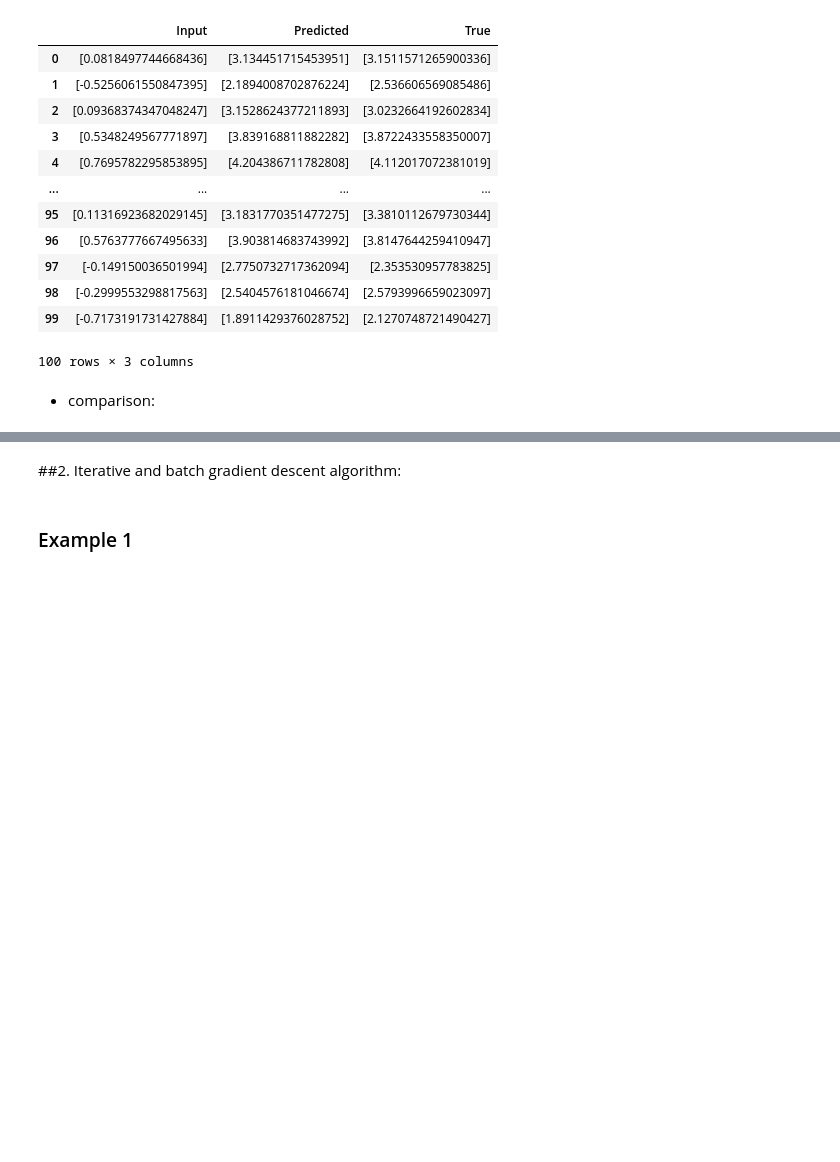
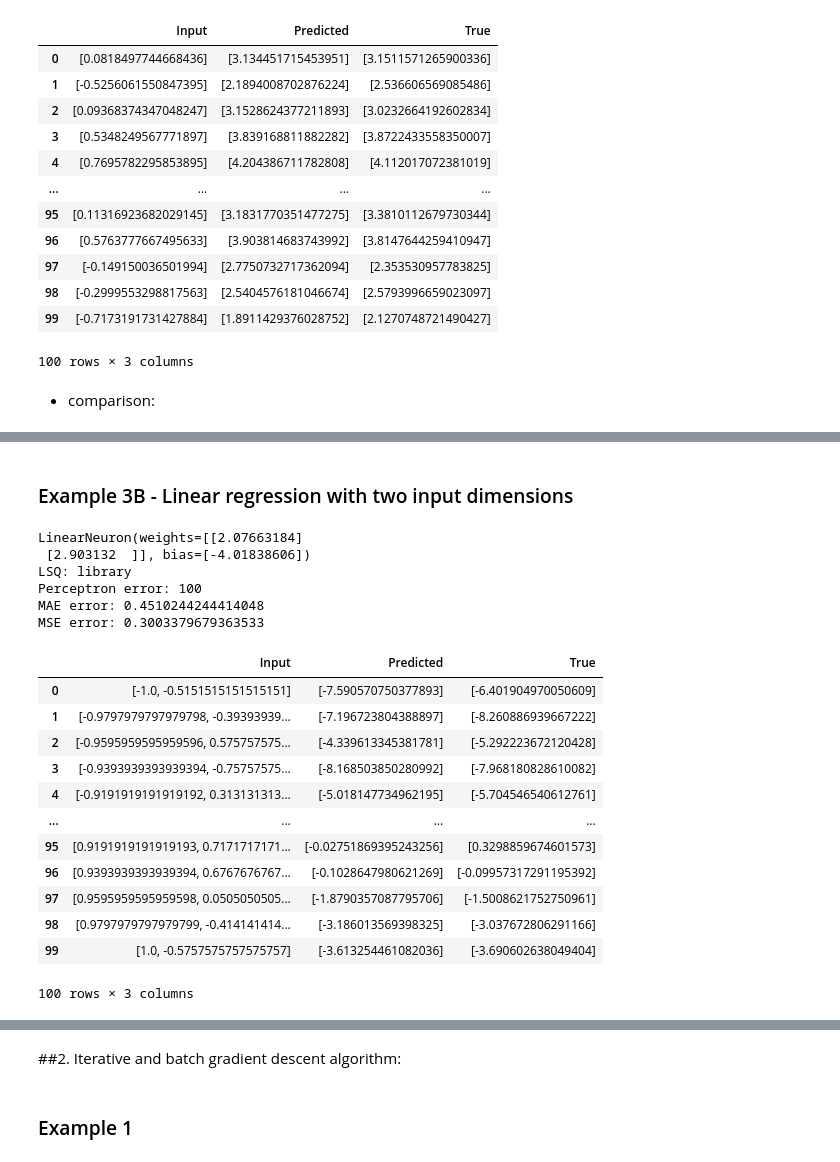
Before and after one commit to reitezuz/18NES1-2025-, a Jupyter notebook: week3/linear_neuron.ipynb, the cells around one changed output, grey strips where cells are left out. Drawn from its saved outputs; the diff is of its cells as text; code cells hidden in the pictures; blank space fills up the shorter version.

```diff
--- a/week3/linear_neuron.ipynb
+++ b/week3/linear_neuron.ipynb
@@ -469,0 +470,68 @@ Experiment Results:
+# %% [markdown]
+### Example 3B - Linear regression with two input dimensions
+# %%
+# Define parameters
+N = 100
+D = 2
+# Generate x1 and x2
+x1 = np.linspace(-1, 1, N).reshape(-1, 1)  # Column vector (N,1)
+x2 = np.linspace(-1, 1, N).reshape(-1, 1)
+x2 = x2[np.random.permutation(N)]  # Randomly shuffle x2
+inputs = np.hstack([x1, x2])
+# TRY different coefficients and noise:
+true_outputs = 2*x1 + 3*x2 - 4 + np.random.randn(*x1.shape)/2 + np.random.randn(*x1.shape)/5 * x1
+#true_outputs = -4*x1 + 6*x2 + 10 + np.random.randn(*x1.shape)/2 + np.random.randn(*x1.shape)/5 * x1
+
+variant = "library"
+#variant = "pseudoinverse"
+#variant = "tichonov"
+
+# Perceptron parameters:
+weights = [0, 0]
+bias = 0
+
+# Train the linear neuron:
+perceptron = LinearNeuron(weights, bias)
+if variant == "library":
+    perceptron.LSQ(inputs, true_outputs)
+elif variant == "pseudoinverse":
+    perceptron.LSQ_pseudoinverse(inputs, true_outputs)
+elif variant == "tichonov":
+    perceptron.LSQ_tichonov(inputs, true_outputs)
+
+# Print summary:
+print(perceptron)
+print("LSQ:", variant)
+real_outputs = perceptron.forward(inputs) # forward for the whole dataset
+print(f"Perceptron error: {perceptron_error(true_outputs, real_outputs)}")
+print(f"MAE error: {MAE_error(true_outputs, real_outputs)}")
+print(f"MSE error: {MSE_error(true_outputs, real_outputs)}")
+#plot_regression(perceptron, inputs, true_outputs)
+
+# Create a pandas DataFrame for a nice table
+import pandas as pd
+df = pd.DataFrame(columns=['Input', 'Predicted', 'True'])
+for inputs, label in zip(inputs, true_outputs):
+    df.loc[len(df)] = {'Input': inputs, 'Predicted': perceptron.forward(inputs), 'True': label}
+
+df
+# %% [output]
+LinearNeuron(weights=[[2.07663184]
+ [2.903132  ]], bias=[-4.01838606])
+LSQ: library
+Perceptron error: 100
+MAE error: 0.4510244244414048
+MSE error: 0.3003379679363533
+|  | Input | Predicted | True |
+| 0 | [-1.0, -0.5151515151515151] | [-7.590570750377893] | [-6.401904970050609] |
+| 1 | [-0.9797979797979798, -0.39393939... | [-7.196723804388897] | [-8.260886939667222] |
+| 2 | [-0.9595959595959596, 0.575757575... | [-4.339613345381781] | [-5.292223672120428] |
+| 3 | [-0.9393939393939394, -0.75757575... | [-8.168503850280992] | [-7.968180828610082] |
+| 4 | [-0.9191919191919192, 0.313131313... | [-5.018147734962195] | [-5.704546540612761] |
+| ... | ... | ... | ... |
+| 95 | [0.9191919191919193, 0.7171717171... | [-0.02751869395243256] | [0.3298859674601573] |
+| 96 | [0.9393939393939394, 0.6767676767... | [-0.1028647980621269] | [-0.09957317291195392] |
+| 97 | [0.9595959595959598, 0.0505050505... | [-1.8790357087795706] | [-1.5008621752750961] |
+| 98 | [0.9797979797979799, -0.414141414... | [-3.186013569398325] | [-3.037672806291166] |
+| 99 | [1.0, -0.5757575757575757] | [-3.613254461082036] | [-3.690602638049404] |
+100 rows × 3 columns
```
Also changed, not shown: parts of 7 cells of this notebook.
